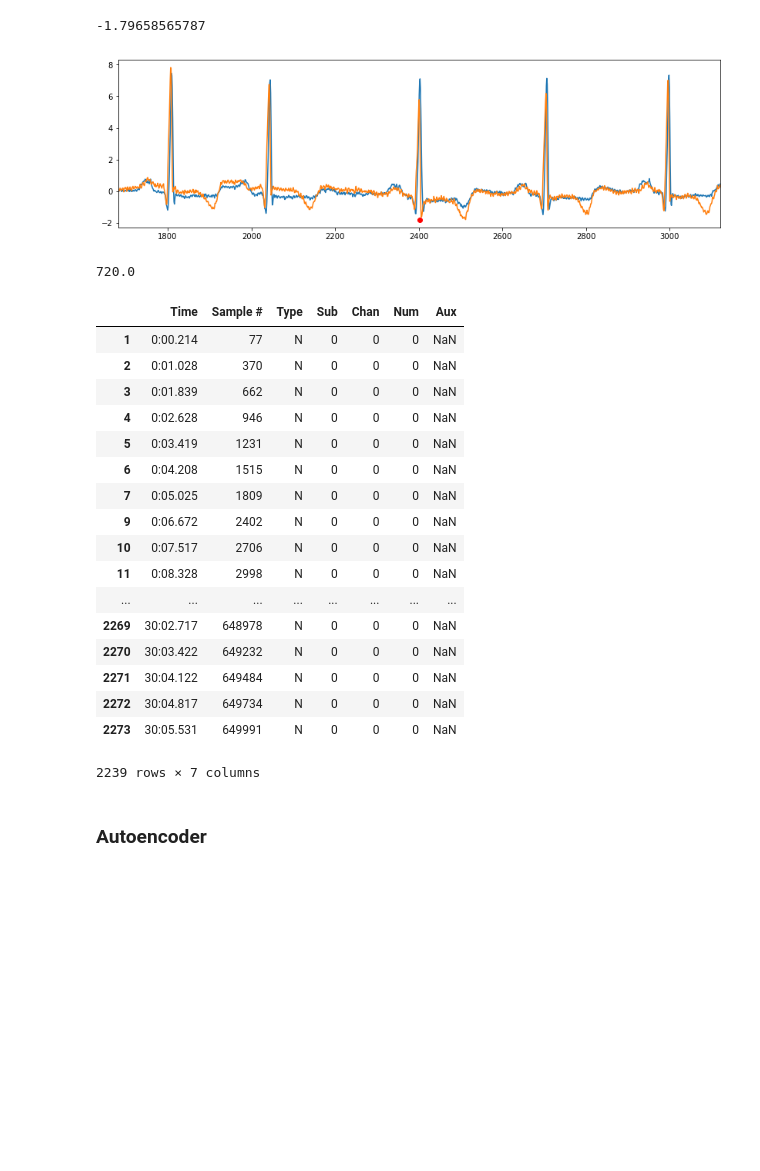
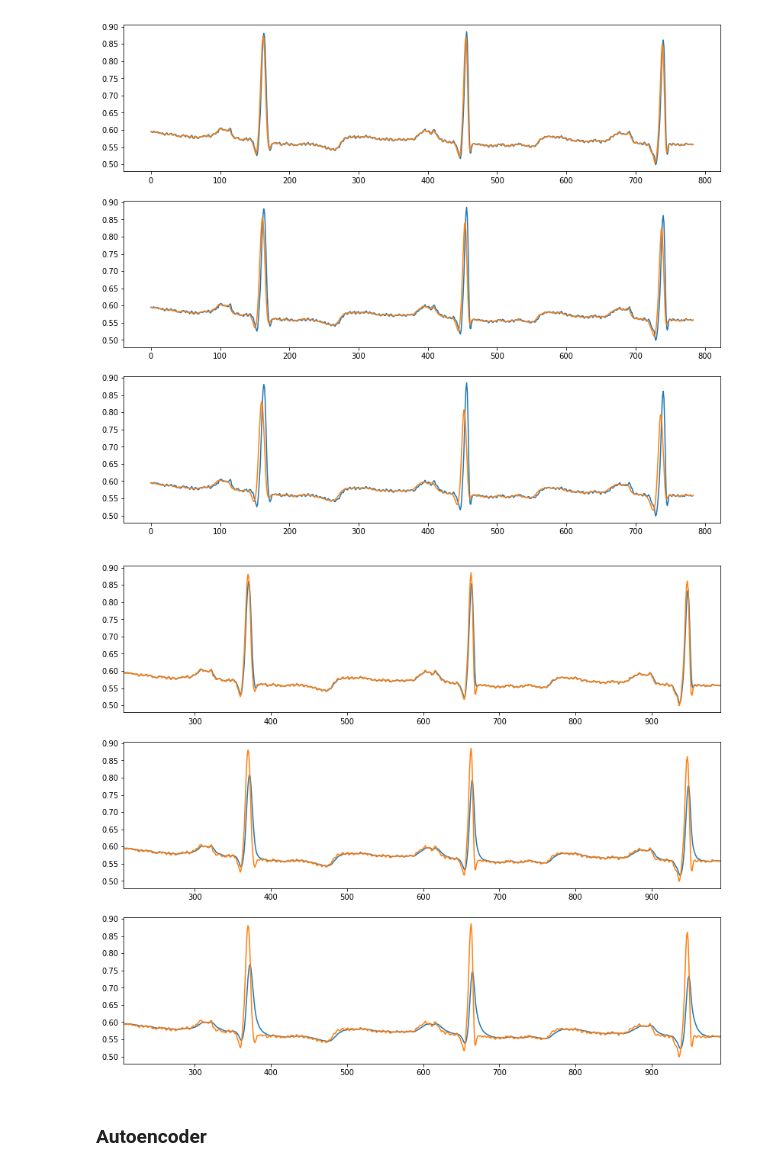
Before and after one commit to piotrbazan/machine-learning, a Jupyter notebook: projects/ecg/ecg.ipynb, the cells around one changed output. Saved outputs shown, nothing was run; the diff lists cells and outputs as text; code cells hidden in the pictures; blank space fills up the shorter version.

```diff
--- a/projects/ecg/ecg.ipynb
+++ b/projects/ecg/ecg.ipynb
@@ -9,45 +10,45 @@ ann = pd.read_csv('100.csv')
+# %%
+#def load_data():
+ann = pd.read_csv('100.csv')
+ann.drop(['Sub', 'Chan', 'Num', 'Aux'], axis = 1, inplace=True)
+sig = pd.read_csv('100.sig.csv')
+scaler = MinMaxScaler()
+#scaler = StandardScaler()
+sig[['MLII', 'V5']] = scaler.fit_transform(sig[['MLII', 'V5']])
 # %%
 def plot(sample, delta = 392):
     plt.figure(figsize=(14,4))
     sig1 = sig['MLII'][sample - delta:sample + delta]
     sig2 = sig['V5'][sample - delta:sample + delta]
-    sig1 -= sig1.mean()
-    sig1 /= sig1.std()
-    sig2 -= sig2.mean()
-    sig2 /= sig2.std()
     print(np.fmin(sig1.min(), sig2.min()))
     plt.scatter(sample, np.fmin(sig1.min(), sig2.min()), c='red')
     sig1.plot()
     sig2.plot()
+    #sig3 = [i[1] for i in sig1.iteritems()]
+    #plt.plot(sig3)
+    #sig3 = [np.mean(sig3[i-3:i+3]) for i,_ in enumerate(sig3)]
+    #plt.plot(sig3)
-# %%
-plot(2402, 720)
-# %% [output]
--1.79658565787
-[figure, removed]
-# %%
-60/60 * 360 * 2
-# %% [output]
-720.0
-# %%
-ann[ann['Type'] == 'N']
-# %% [output]
-|  | Time | Sample # | Type | Sub | Chan | Num | Aux |
-| 1 | 0:00.214 | 77 | N | 0 | 0 | 0 | NaN |
-| 2 | 0:01.028 | 370 | N | 0 | 0 | 0 | NaN |
-| 3 | 0:01.839 | 662 | N | 0 | 0 | 0 | NaN |
-| 4 | 0:02.628 | 946 | N | 0 | 0 | 0 | NaN |
-| 5 | 0:03.419 | 1231 | N | 0 | 0 | 0 | NaN |
-| 6 | 0:04.208 | 1515 | N | 0 | 0 | 0 | NaN |
-| 7 | 0:05.025 | 1809 | N | 0 | 0 | 0 | NaN |
-| 9 | 0:06.672 | 2402 | N | 0 | 0 | 0 | NaN |
-| 10 | 0:07.517 | 2706 | N | 0 | 0 | 0 | NaN |
-| 11 | 0:08.328 | 2998 | N | 0 | 0 | 0 | NaN |
-| ... | ... | ... | ... | ... | ... | ... | ... |
-| 2269 | 30:02.717 | 648978 | N | 0 | 0 | 0 | NaN |
-| 2270 | 30:03.422 | 649232 | N | 0 | 0 | 0 | NaN |
-| 2271 | 30:04.122 | 649484 | N | 0 | 0 | 0 | NaN |
-| 2272 | 30:04.817 | 649734 | N | 0 | 0 | 0 | NaN |
-| 2273 | 30:05.531 | 649991 | N | 0 | 0 | 0 | NaN |
-2239 rows × 7 columns
+# %%
+def plot(sample, delta = 392):
+    plt.figure(figsize=(14,12))
+    sig1 = sig['MLII'][sample - delta:sample + delta]
+    sig2 = sig['V5'][sample - delta:sample + delta]
+    plt.scatter(sample, np.fmin(sig1.min(), sig2.min()), c='red')
+    for j, k in enumerate([3,5,7]):
+        plt.subplot(3,1,1 + j)
+        s1 = [np.mean(sig1[i:i + k]) for i, _ in enumerate(sig1)]
+        plt.plot(sig1.values)
+        plt.plot(s1)
+
+    plt.figure(figsize=(14,12))
+    for j, k in enumerate([1,3,5]):
+        plt.subplot(3,1,1 + j)
+        plt.plot(pd.ewma(sig1, k, adjust=False))
+        sig1.plot()
+# %%
+plot(599, 392)
+# %% [output]
+[figure, added]
+[figure, added]
 # %% [markdown]
 ### Autoencoder
```
Also changed, not shown: parts of 13 cells of this notebook, 1 other file.
